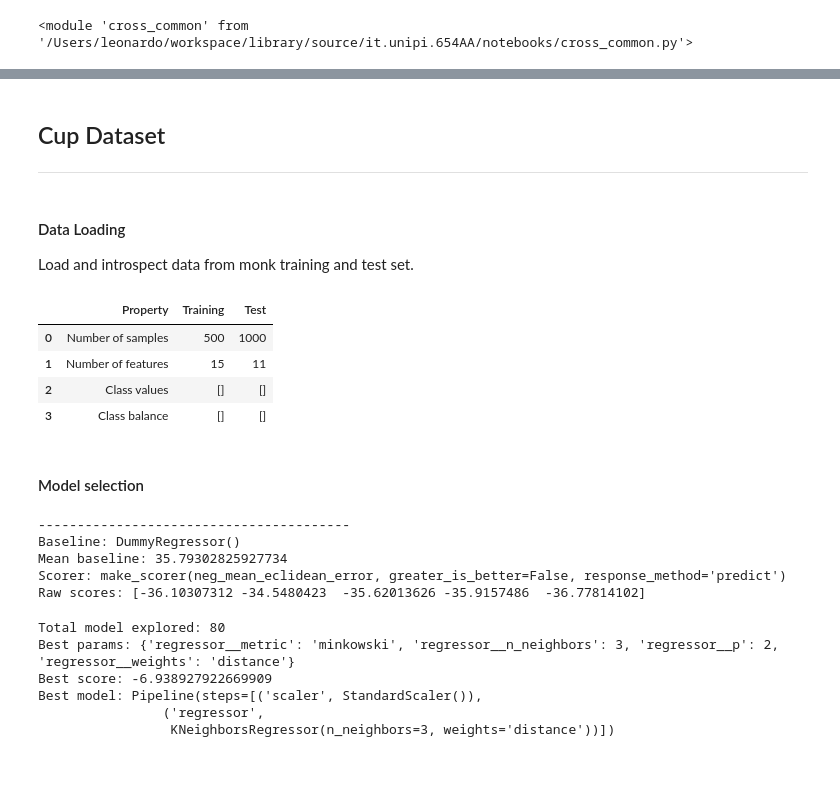
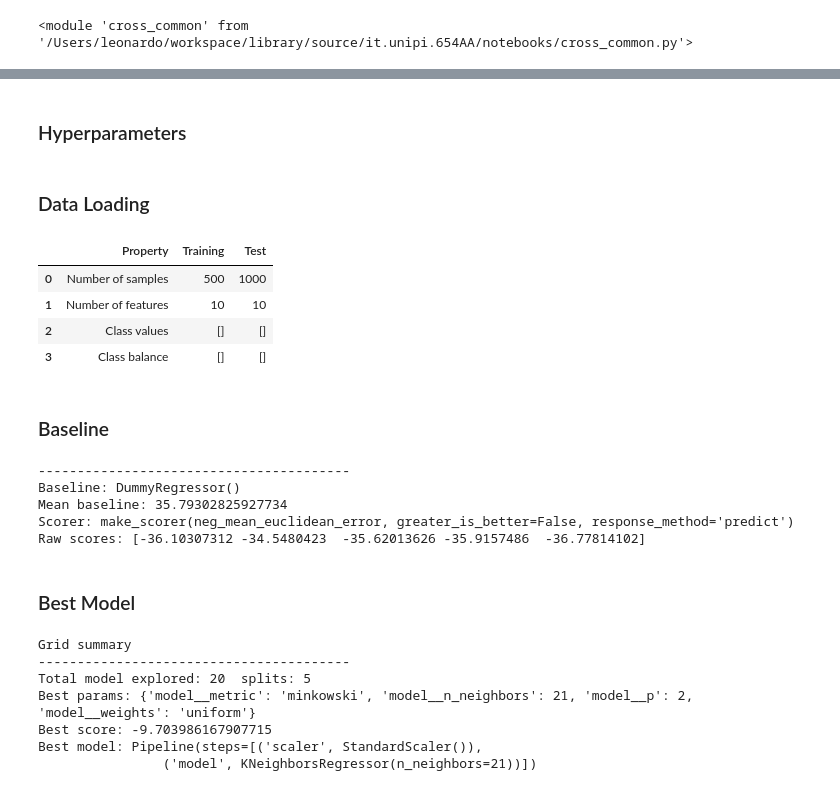
Before and after one commit to Borbico/Machine_Learning_Melaccio, a Jupyter notebook: notebooks/cup_KNN.ipynb, the cells around one changed output, grey strips where cells are left out. Cells and saved outputs as stored; diff of their text form; code cells hidden in the pictures.

```diff
--- a/notebooks/cup_KNN.ipynb
+++ b/notebooks/cup_KNN.ipynb
@@ -25,2 +31,4 @@ importlib.reload(cr)
+# %% [markdown]
+<h3>Hyperparameters</h3>
 # %%
 # The common fold strategy used trough all models
@@ -40,60 +49,60 @@ default_param_grid = {
     "model__p": [1, 2],          # 1=Manhattan, 2=Euclidean
     "model__metric": ["minkowski"]
 }
-# %% [markdown]
-<h2>Cup Dataset</h2>
-<hr/>
-# %% [markdown]
-<h4>Data Loading</h4>
-<p>Load and introspect data from monk training and test set.</p>
+# %% [markdown]
+<h3>Data Loading</h3>
 # %%
 df_train, df_test = cc.load_set()
 
 # The train set used for model selection
 X_tr, y_tr = cc.prepare_dataset(df_train)
 X_ts, y_ts = cc.prepare_dataset(df_test)
 
 features_names = X_tr.columns
-cr.dataset_introspection(df_train, df_test)
+cr.dataset_introspection(X_tr, X_ts)
 # %% [output]
 |  | Property | Training | Test |
 | 0 | Number of samples | 500 | 1000 |
-| 1 | Number of features | 15 | 11 |
+| 1 | Number of features | 10 | 10 |
 | 2 | Class values | [] | [] |
 | 3 | Class balance | [] | [] |
-# %% [markdown]
-<h4>Model selection</h4>
+# %% [markdown]
+<h3>Baseline</h3>
 # %%
 importlib.reload(cr)
-model_baseline = cr.model_baseline(X_tr, y_tr,common_cv)
+model_baseline = cr.model_baseline(X_tr, y_tr, outer_cv)
 # %% [output]
 ----------------------------------------
 Baseline: DummyRegressor()
 Mean baseline: 35.79302825927734
-Scorer: make_scorer(neg_mean_eclidean_error, greater_is_better=False, response_method='predict')
+Scorer: make_scorer(neg_mean_euclidean_error, greater_is_better=False, response_method='predict')
 Raw scores: [-36.10307312 -34.5480423  -35.62013626 -35.9157486  -36.77814102]
+# %% [markdown]
+<h3>Best Model</h3>
 # %%
-importlib.reload(cc)
+importlib.reload(cr)
+
 gs = GridSearchCV(
     default_pipe,
     param_grid=default_param_grid,
     scoring=common_scoring,
-    cv=common_cv,
+    cv=outer_cv,
     n_jobs=-1,
     return_train_score=True
 )
 
 gs.fit(X_tr, y_tr)
 best_estimator = gs.best_estimator_
-best_model, best_params = cr.extract_best_pipeline_metrics_from_grid(gs)
+best_base_model, best_base_params = cr.extract_best_pipeline_metrics_from_grid(gs)
 cr.grid_introspection(gs)
 # %% [output]
-Total model explored: 80
-Best params: {'regressor__metric': 'minkowski', 'regressor__n_neighbors': 3, 'regressor__p': 2, 'regressor__weights': 'distance'}
-Best score: -6.938927922669909
+Grid summary
+----------------------------------------
+Total model explored: 20  splits: 5
+Best params: {'model__metric': 'minkowski', 'model__n_neighbors': 21, 'model__p': 2, 'model__weights': 'uniform'}
+Best score: -9.703986167907715
 Best model: Pipeline(steps=[('scaler', StandardScaler()),
-                ('regressor',
-                 KNeighborsRegressor(n_neighbors=3, weights='distance'))])
+                ('model', KNeighborsRegressor(n_neighbors=21))])
 # %%
 importlib.reload(kc)
 kc.plot_knn_validation_curve_from_gs(gs,"mean")
```
Also changed, not shown: parts of 33 cells of this notebook, 11 other files.
